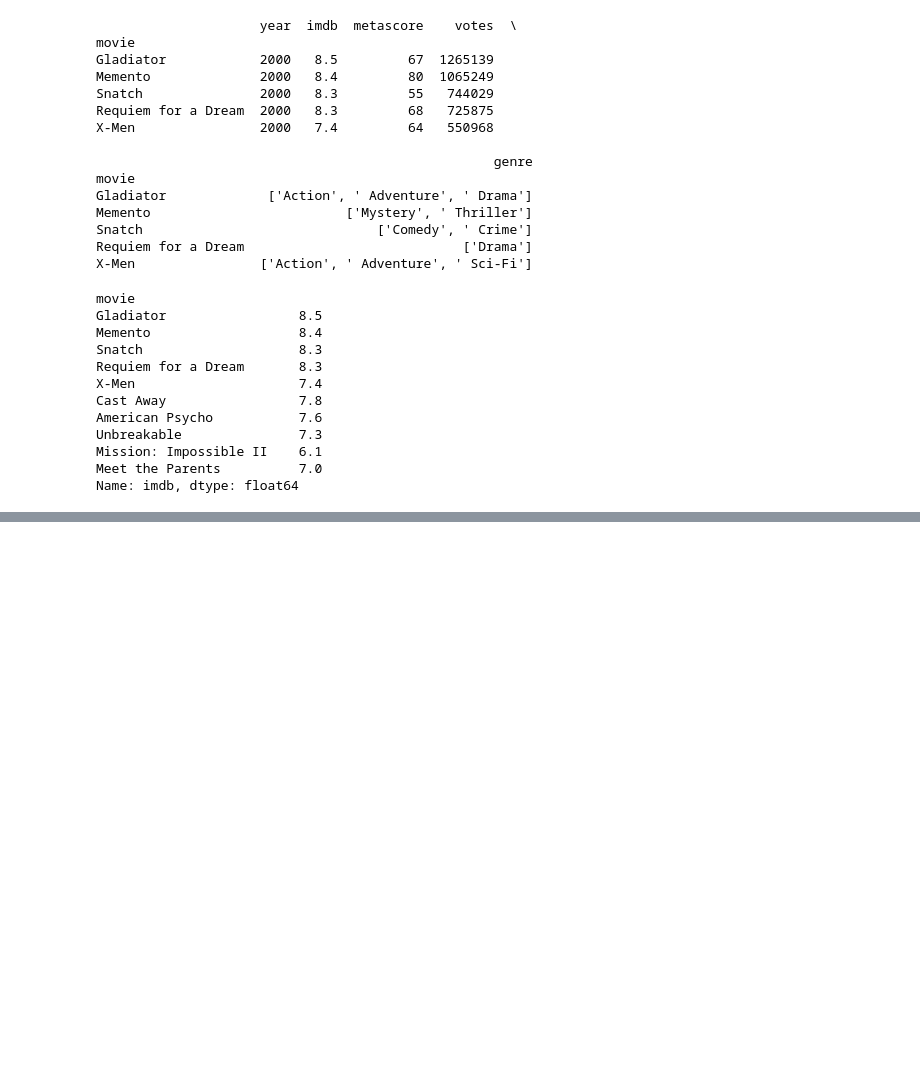
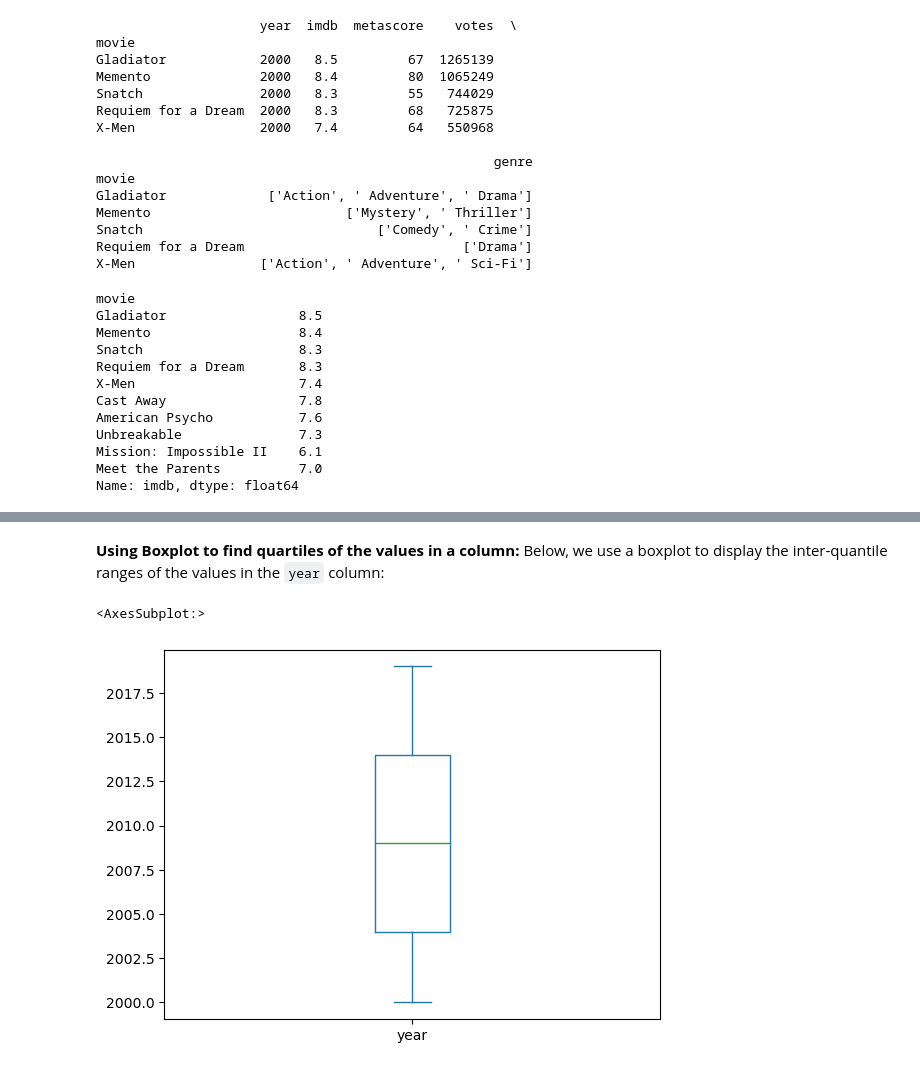
Before and after one commit to francis-ohara/intro-to-data-science, a Jupyter notebook: notebooks/4-exercise.ipynb, the cells around one changed output, grey strips where cells are left out. Saved outputs shown, nothing was run; the diff lists cells and outputs as text; code cells hidden in the pictures; blank space fills up the shorter version.

```diff
--- a/notebooks/4-exercise.ipynb
+++ b/notebooks/4-exercise.ipynb
@@ -1802,0 +2047,8 @@ Name: imdb, dtype: float64
+# %% [markdown]
+**Using Boxplot to find quartiles of the values in a column:**
+Below, we use a boxplot to display the inter-quantile ranges of the values in the `year` column:
+# %%
+movies["year"].plot(kind="box")
+# %% [output]
+<AxesSubplot:>
+[figure, added]
```
Also changed, not shown: parts of 33 cells of this notebook.
